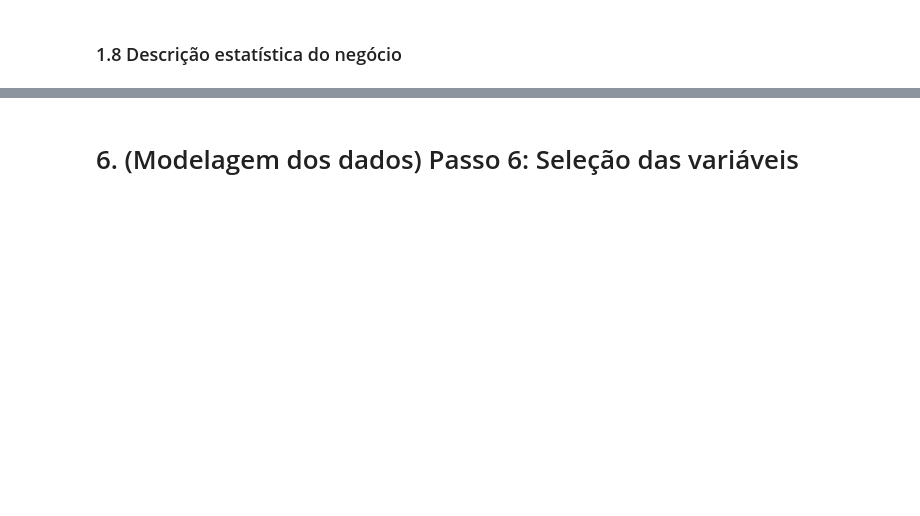
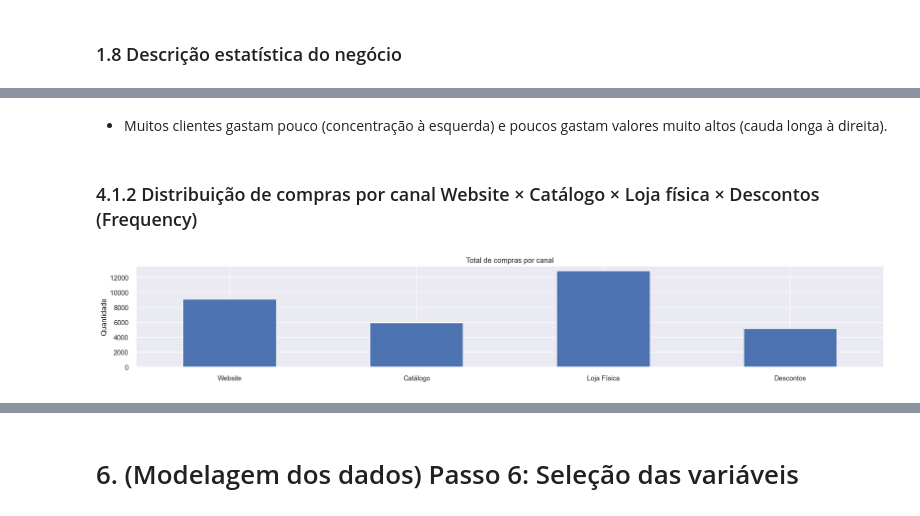
Before and after one commit to leonardonassibfonseca/segmentacao_de_clientes, a Jupyter notebook: notebooks/projeto.ipynb, the cells around one changed output, grey strips where cells are left out. Saved outputs shown, nothing was run; the diff lists cells and outputs as text; code cells hidden in the pictures; blank space fills up the shorter version.

```diff
--- a/notebooks/projeto.ipynb
+++ b/notebooks/projeto.ipynb
@@ -118,0 +687,19 @@ pd.set_option('display.max_columns', None)
+# %% [markdown]
+* Muitos clientes gastam pouco (concentração à esquerda) e poucos gastam valores muito altos (cauda longa à direita).
+# %% [markdown]
+### 4.1.2 Distribuição de compras por canal Website × Catálogo × Loja física × Descontos (Frequency)
+# %%
+plt.figure(figsize = (22, 3))
+
+compras_por_canal = {'Website': df4['qtde_compras_website'].sum(),
+                     'Catálogo': df4['qtde_compras_catalogo'].sum(),
+                     'Loja Física': df4['qtde_compras_loja_fisica'].sum(),
+                     'Descontos': df4['qtde_compras_descontos'].sum()}
+
+pd.Series(compras_por_canal).plot(kind = 'bar')
+plt.title('Total de compras por canal')
+plt.ylabel('Quantidade')
+plt.xticks(rotation = 0)
+plt.show();
+# %% [output]
+[figure, added]
```
Also changed, not shown: parts of 265 cells of this notebook.
